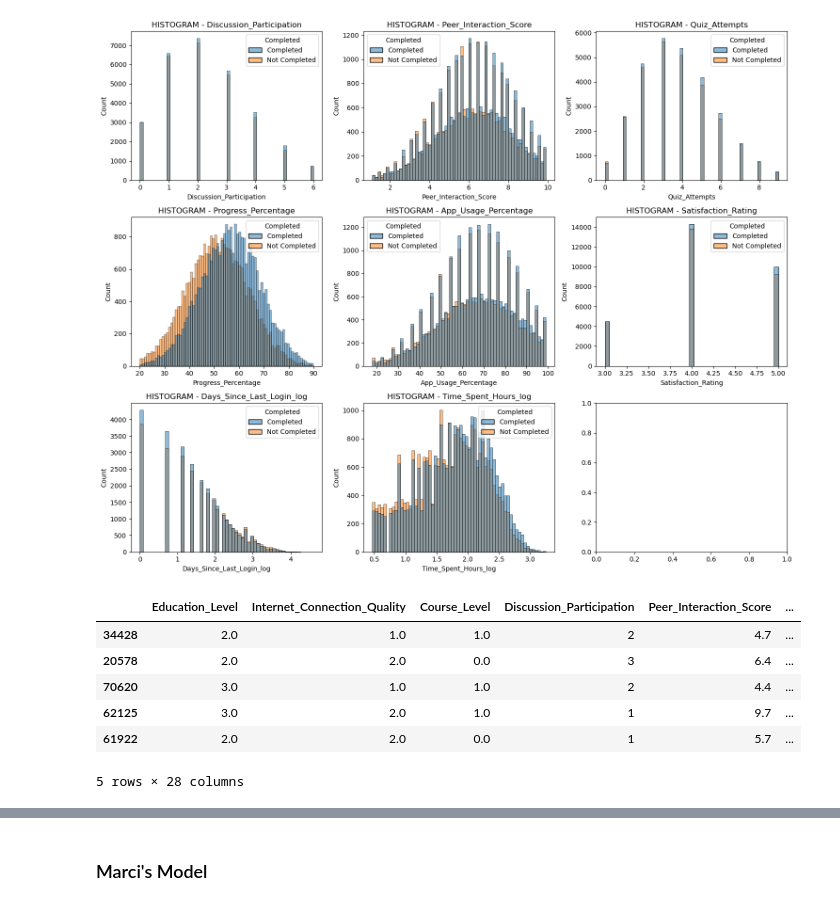
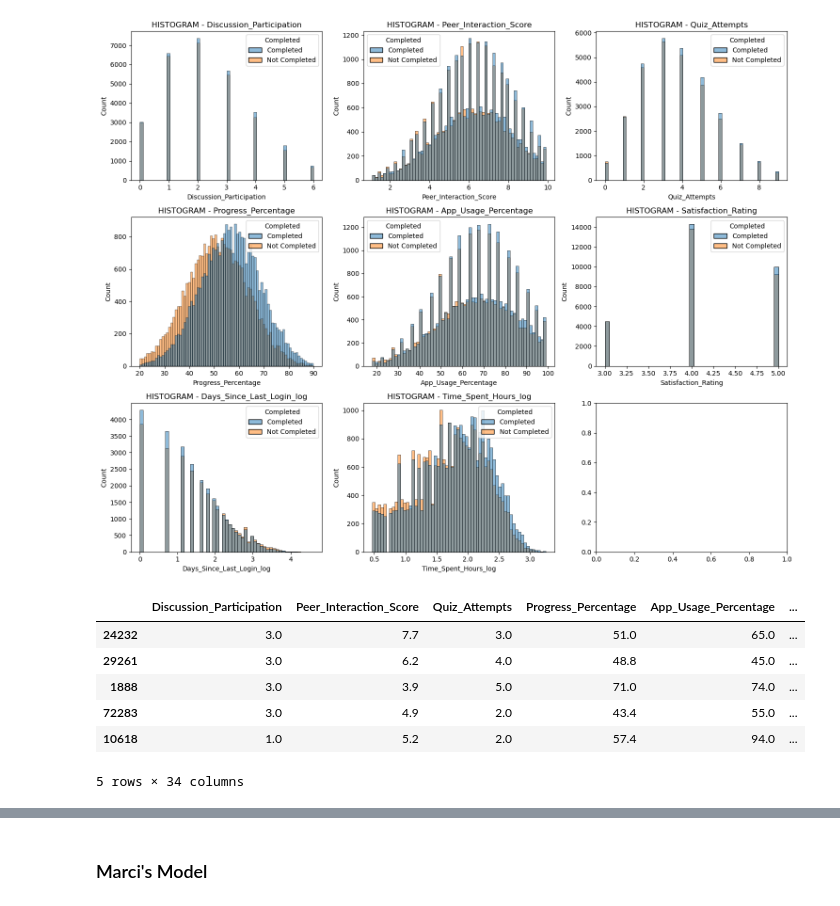
Before and after one commit to AkeemSemperDataScience/data3450-project-v1251-group_1, a Jupyter notebook: START_Project.ipynb, the cells around one changed output, grey strips where cells are left out. Drawn from its saved outputs; the diff is of its cells as text; code cells hidden in the pictures.

```diff
--- a/START_Project.ipynb
+++ b/START_Project.ipynb
@@ -212,2 +174,0 @@ Difference - Scholarship  0
-# %%
-df2 = df2.drop(columns={'Fee_Paid'})
@@ -374,8 +333,20 @@ for i, column in enumerate(num_list):
 plt.show()
 # %% [output]
 [figure]
+# %%
+
+## Split data into features (X) and target (y)
+
+dfY = df2[TARGET_COL]  # TARGET_COL = "Completed"
+
+# Drop target + drop raw skewed columns (keep the log versions instead)
+dfX = df2.drop(columns=[
+    TARGET_COL,
+    "Days_Since_Last_Login",
+    "Time_Spent_Hours"
+])
 # %%
 # Split data into features (Xs) and target (Y)
 
-dfY = df2['Completed']                                                                  # Target
-dfX = df2.drop(columns={'Completed', 'Days_Since_Last_Login', 'Time_Spent_Hours'})      # Features - drop log-normal data, keep log-transformed
+# dfY = df2['Completed']                  # Target
+# dfX = df2.drop(columns={'Completed'})   # Features
@@ -386,27 +353,13 @@ dfY = dfY.map({'Completed': True, 'Not Completed': False}).astype(float)
 # %%
-# Encode nominal features
+# Encode using One-Hot method and drop the first column
 
-nominal_cols = ['Gender', 'Employment_Status', 'Device_Type', 'Category', 'Payment_Mode', 'Discount_Used']
-dfX = pd.get_dummies(dfX, columns=nominal_cols, drop_first=True)
-
-# Encode ordinal features
-
-ordinal_cols = ['Education_Level', 'Internet_Connection_Quality', 'Course_Level']
-ordinal_order = [['HighSchool', 'Diploma', 'Bachelor', 'Master', 'PhD'],
-                 ['Low', 'Medium', 'High'],
-                 ['Beginner', 'Intermediate', 'Advanced']]
-
-from sklearn.preprocessing import OrdinalEncoder
-
-ord_enc = OrdinalEncoder(categories=ordinal_order)
-dfX[ordinal_cols] = ord_enc.fit_transform(dfX[ordinal_cols])
-
-dfX.sample(5)
+dfX_encoded = pd.get_dummies(dfX, drop_first=True).astype(float)
+dfX_encoded.sample(5)
 # %% [output]
-|  | Education_Level | Internet_Connection_Quality | Course_Level | Discussion_Participation | Peer_Interaction_Score | ... |
-| 34428 | 2.0 | 1.0 | 1.0 | 2 | 4.7 | ... |
-| 20578 | 2.0 | 2.0 | 0.0 | 3 | 6.4 | ... |
-| 70620 | 3.0 | 1.0 | 1.0 | 2 | 4.4 | ... |
-| 62125 | 3.0 | 2.0 | 1.0 | 1 | 9.7 | ... |
-| 61922 | 2.0 | 2.0 | 0.0 | 1 | 5.7 | ... |
+|  | Discussion_Participation | Peer_Interaction_Score | Quiz_Attempts | Progress_Percentage | App_Usage_Percentage | ... |
+| 24232 | 3.0 | 7.7 | 3.0 | 51.0 | 65.0 | ... |
+| 29261 | 3.0 | 6.2 | 4.0 | 48.8 | 45.0 | ... |
+| 1888 | 3.0 | 3.9 | 5.0 | 71.0 | 74.0 | ... |
+| 72283 | 3.0 | 4.9 | 2.0 | 43.4 | 55.0 | ... |
+| 10618 | 1.0 | 5.2 | 2.0 | 57.4 | 94.0 | ... |
-5 rows × 28 columns
+5 rows × 34 columns
```
Also changed, not shown: parts of 32 cells of this notebook.
